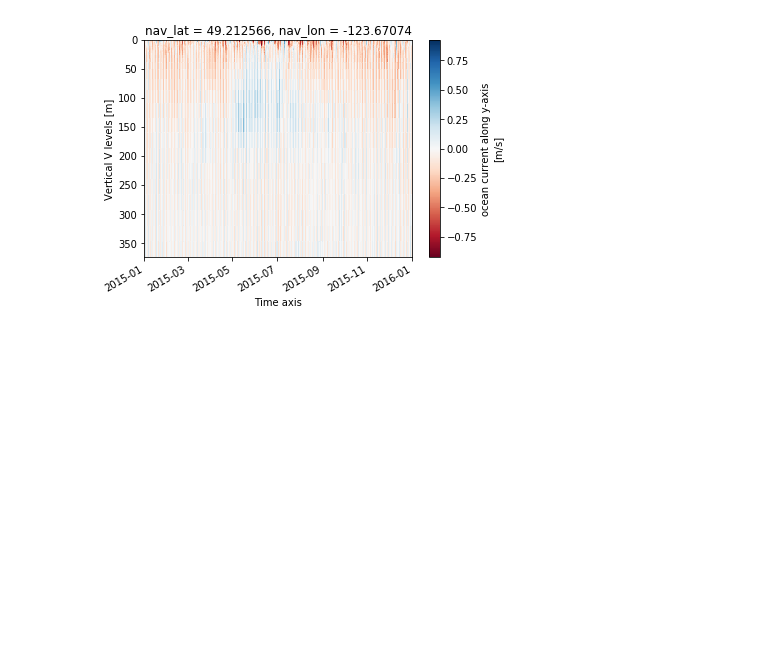
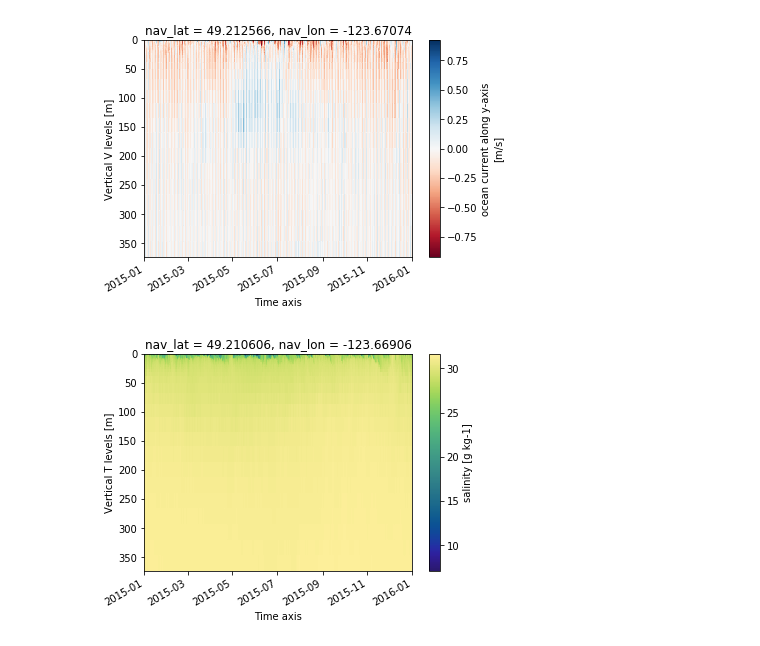
Before and after one commit to ambhudia/analysis-ashutosh, a Jupyter notebook: mohid_viz.ipynb, the cells around one changed output. Cells and saved outputs as stored; diff of their text form; code cells hidden in the pictures; blank space fills up the shorter version.

```diff
--- a/mohid_viz.ipynb
+++ b/mohid_viz.ipynb
@@ -115,3 +115,7 @@ velocity('current_v/sog2015.nc')
 # %% [output]
 <mohid_viz.vertical_velocities.velocity at 0x...>
 [figure]
+# %%
+a = salinity('salinity_profiles/salinity_sog2015.nc')
+# %% [output]
+[figure, added]
```
Also changed, not shown: parts of 2 cells of this notebook, 3 other files.
